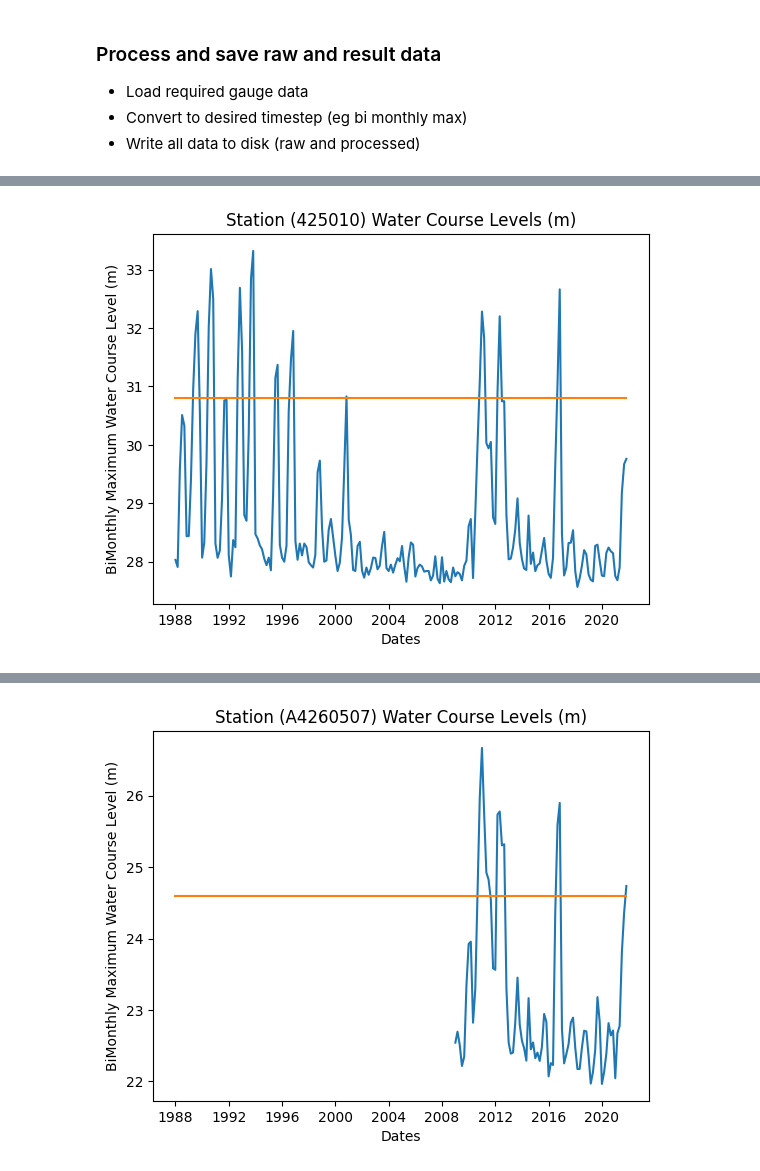
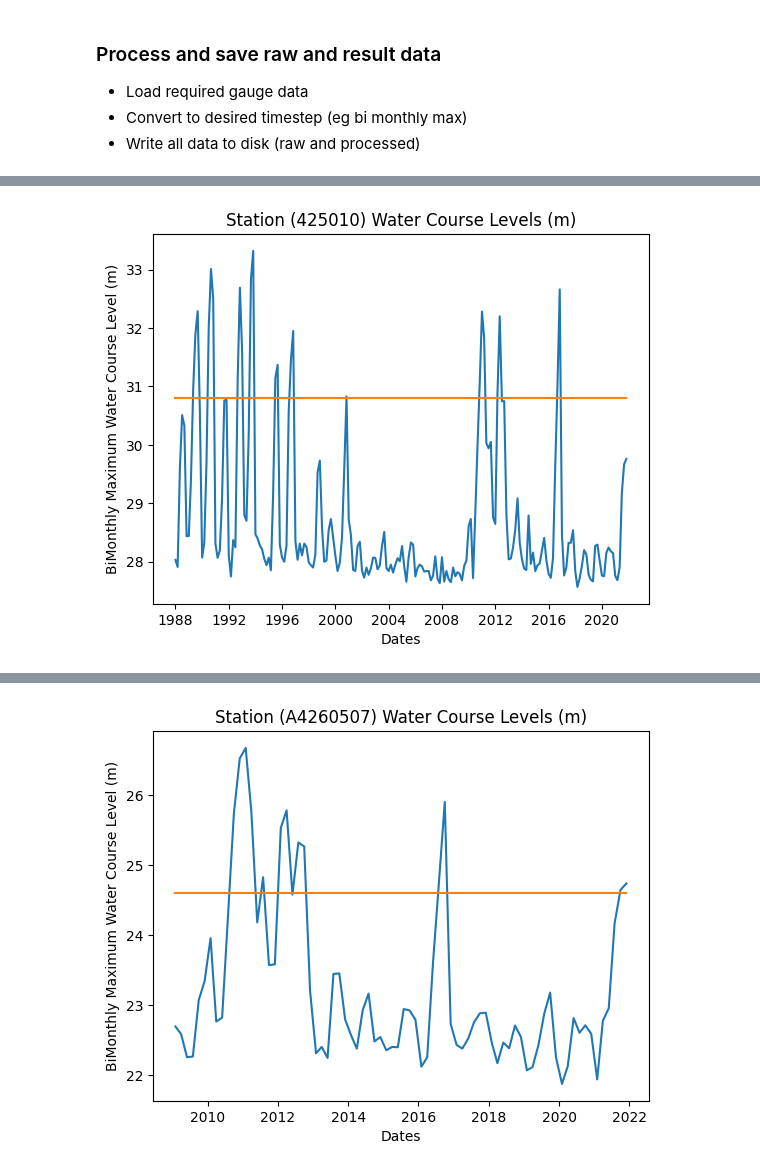
Before and after one commit to csiro-hydroinformatics/bomwater-notebook, a Jupyter notebook: AccessWaterCoarseLevelSelectedStations.ipynb, the cells around one changed output, grey strips where cells are left out. Saved outputs shown, nothing was run; the diff lists cells and outputs as text; code cells hidden in the pictures.

```diff
--- a/AccessWaterCoarseLevelSelectedStations.ipynb
+++ b/AccessWaterCoarseLevelSelectedStations.ipynb
@@ -23,9 +23,9 @@ import sys
 # %%
 #Get an instance of the api package that will be used to access the BoM service
 
-bm = bom_water.BomWater()
-procedure = bm.procedures.Pat3_C_B_1_DailyMax
-prop = bm.properties.Water_Course_Level
+_bm = bm.BomWater()
+procedure = _bm.procedures.Pat3_C_B_1_DailyMax
+prop = _bm.properties.Water_Course_Level
 display(f'Procedure: {procedure}, Property: {prop}')
 # %% [output]
 'Procedure: Pat3_C_B_1_DailyMax, Property: Water Course Level'
@@ -71,12 +72,12 @@ station_info=[{"station_id": "A4260903", "crest_height": 3.3},
 {"station_id": "A4260505", "crest_height": 27.4},
 {"station_id": "425010", "crest_height": 30.8},
 {"station_id": "414209", "crest_height": 47.9}]
-response = bm.request(bm.actions.GetFeatureOfInterest, None, prop, procedure, None, None, lower_left_coords, upper_right_coords  )
+response = _bm.request(_bm.actions.GetFeatureOfInterest, None, prop, procedure, None, None, lower_left_coords, upper_right_coords  )
 lock_sites = []
 if response.status_code == 200:
-    response_json = bm.xml_to_json(response.text)
+    response_json = _bm.xml_to_json(response.text)
     '''bomwater creates a FeatureCollection which can be used for mapping'''
-    feature_list = bm.create_feature_list(response_json, None )
+    feature_list = _bm.create_feature_list(response_json, None )
     for f in feature_list['features']:
 
         # if f.properties['stationNo'] in station_ids:
@@ -109,67 +110,83 @@ Match found: {"geometry": {"coordinates": [141.596673, -34.191506], "type": "Poi
 #Create a dataframe to frame a constant period. As gauge observation data will have varing start and end dates
 date1 = dt.date(1988, 1, 1)
 date2 = dt.date(2021, 12, 31)
-dates = {'Timestamp[UTC]':pd.date_range(start=date1, end=date2)}
+dates = {'time':pd.date_range(start=date1, end=date2)}
 values = pd.Series(-1, range(len(dates)))
 period = pd.DataFrame(dates, )
-period['Timestamp[UTC]'] = pd.to_datetime(period['Timestamp[UTC]'])
+period['time'] = pd.to_datetime(period['time'])
 #Define the period requested from the BoM Water service
 t_begin = "1988-01-01T01:00:00+10"
 t_end = "2021-12-31T00:00:00+10"
 #Define the Procedure and Properties to request from the service
-procedure = bm.procedures.Pat3_C_B_1_DailyMax
-prop = bm.properties.Water_Course_Level
+procedure = _bm.procedures.Pat3_C_B_1_DailyMax
+prop = _bm.properties.Water_Course_Level
 result_set = []
+
+bbox = [None, None]
+features = []
+for station in lock_sites:
+    station_long_name = station['properties']['long_name']
+    features.append(station_long_name)
+water_course_levels = _bm.get_observations(features, prop, procedure, t_begin, t_end, bbox)
+
 
 for sites in lock_sites:
     try:
         #Request from BoM Water server
-        response = bm.request(bm.actions.GetObservation, sites['properties']['stationNo'], prop, procedure, t_begin, t_end)
-        ts = bm.parse_get_data(response)
-        stationNo = sites['properties']['stationNo']
-        if len(ts.index) < 1:
-            logger.warning(f'Data length is zero for station: {stationNo}')
+        # response = _bm.request(_bm.actions.GetObservation, sites['properties']['stationNo'], prop, procedure, t_begin, t_end)
+        # ts = _bm.parse_data(response)
+        weir_station_no = sites['properties']['stationNo']
+        weir_station_longname = sites['properties']['long_name']
+        for wcl_chunk in water_course_levels:
+            for wcl in wcl_chunk:
+                if wcl == weir_station_longname:
+                    wcl_da =  wcl_chunk[wcl]
+                    break
+
+        if len(wcl_da) < 1:
+            logger.warning(f'Data length is zero for station: {weir_station_no}')
         else:
             dir = f'./bomwater_data/mdb_water_course_level/'
             #Save raw data
-            ts.to_csv(f'{dir}{stationNo}.csv')
-            station_data_pd = ts.reset_index()
+            comp = dict(zlib=True, complevel=5)
+            encoding = {var: comp for var in wcl_da.data_vars}
+            wcl_da.to_netcdf(f'{dir}{weir_station_no}.nc', format="NETCDF4", engine="netcdf4")#, encoding=encoding)
+
+
+            station_data = wcl_da#.to_dataframe()#ts.reset_index()
             #Get Station from filter list
-            found = list(filter(lambda x:x["station_id"]==stationNo,station_info))
-            #Merge raw data with static period to make standard length files and so bi monthly periods start at the same month
-            station_data_pd = station_data_pd.drop(['Quality','Interpolation'], axis=1)
-            station_data_pd = period.merge(station_data_pd, how='outer', on='Timestamp[UTC]')
+            found = list(filter(lambda x:x["station_id"]==weir_station_no,station_info))
+
+            #Resample raw data with static period to make standard length files and so bi monthly periods start at the same month
+            station_data = station_data.sel(time=slice(date1, date2))
+
             #Group by bi monthly max
-            grouped = station_data_pd.groupby(pd.Grouper(freq="2MS", key='Timestamp[UTC]'))['Value[m]'].max()
-            result = pd.DataFrame(grouped)
+            result = station_data.resample(time='2MS').max()
+
             #Include the crest height with the final dataset
             result['Structure Crest Height(m)'] = found[0]['crest_height']
-            result = result.rename({'Value[m]': 'BiMonthly Maximum Water_Course_Level(m)'}, axis=1)
+            result = result.rename({'Water Course Level [m]': 'BiMonthly Maximum Water_Course_Level(m)'})
             #Save result to same directory as the raw data
-            result.to_csv(f'{dir}biMonthlyMax{stationNo}.csv')
+
+            result.to_netcdf(f'{dir}biMonthlyMax{weir_station_no}.nc', format="NETCDF4", engine="netcdf4")
             result_set.append(result)
 
             y = result['BiMonthly Maximum Water_Course_Level(m)']
-            x = result.index
+            x = result.time
             plt.figure()
-            plt.title(f'Station ({stationNo}) Water Course Levels (m)')
+            plt.title(f'Station ({weir_station_no}) Water Course Levels (m)')
             plt.ylabel('BiMonthly Maximum Water Course Level (m)')
             plt.xlabel('Dates')
-            plt.plot( x, y, label=stationNo )
-            crest_height = pd.Series(found[0]['crest_height'], index=range(len(result.index)))
+            plt.plot( x, y, label=weir_station_no )
+            crest_height = pd.Series(found[0]['crest_height'], index=range(len(result.time)))
             plt.plot(x, crest_height, label='Crest Height')
 
 
-            plt.savefig(f'{dir}{stationNo}_plot.jpg')
+            plt.savefig(f'{dir}{weir_station_no}_plot.jpg')
 
-
-            # plt.legend(result, stationNo)
-            # plt.close()
 
     except:
         e = sys.exc_info()[0]
-        stationNo = sites['properties']['stationNo']
-        logger.warning(f'Processing failed with system info: {e} for station: {stationNo}')
-
-# for res in result_set:
+        weir_station_no = sites['properties']['stationNo']
+        logger.warning(f'Processing failed with system info: {e} for station: {weir_station_no}')
 # %% [output]
@@ -185 +219 @@ for sites in lock_sites:
-[figure, old version]
+[figure, new version]
```
Also changed, not shown: parts of 3 cells of this notebook, 3 other files.
